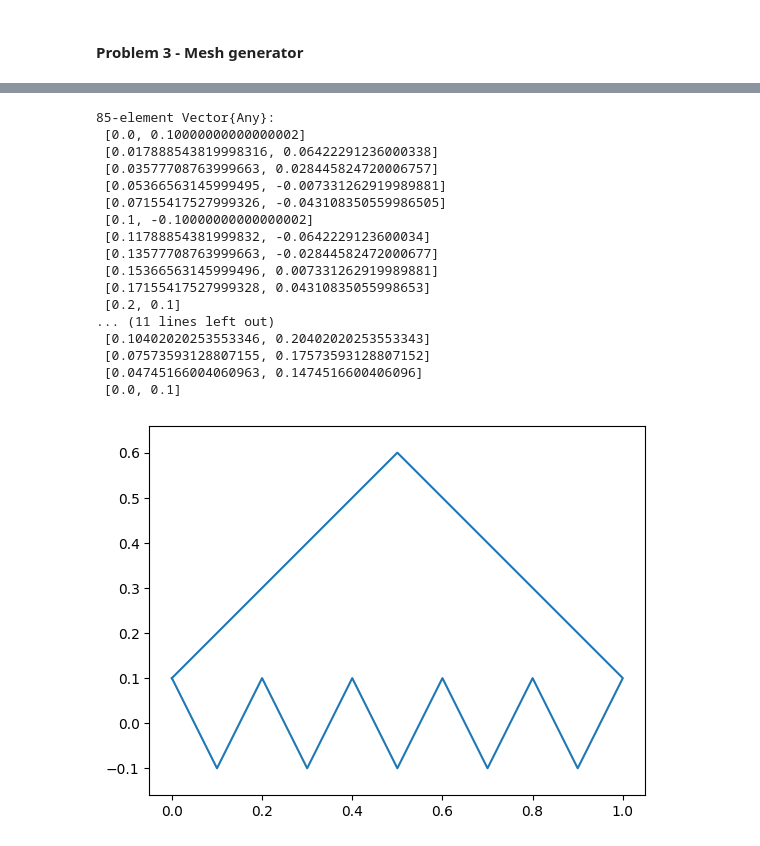
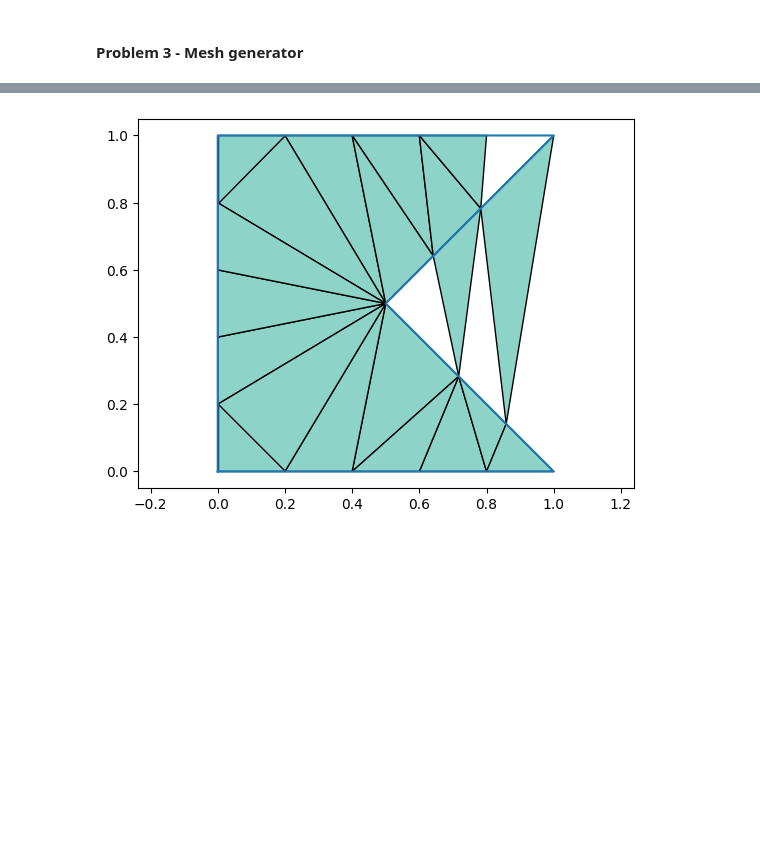
Before and after one commit to TagoreZhao/MATH124, a Jupyter notebook: PA3.ipynb, the cells around one changed output, grey strips where cells are left out. Drawn from its saved outputs; the diff is of its cells as text; code cells hidden in the pictures; blank space fills up the shorter version.

```diff
--- a/PA3.ipynb
+++ b/PA3.ipynb
@@ -102,6 +102,8 @@ tri_centroid(tri)
 #### Problem 3 - Mesh generator
 # %%
 using LinearAlgebra
+using Delaunator
+
 
 #given two points a and b of coordinate [x1,y1],[x2,y2], we will calculate the y coordinate
 #of the given corresponding x on the line segment ab.
@@ -193,16 +195,57 @@ function equi_node(pv,hmax)
     return node
 end
 
+#remove triangle ouside of a polygon
+function remove_tri(p,t,pv)
+    for i in 1:length(t)
+        tri = p[t[i]]
+        if !inpolygon(tri_centroid(tri),pv)
+            deleteat!(t,i)
+        end
+        if i == length(t)
+            return t
+        end
+    end
+    return t
+end
+
 function pmesh(pv,hmax)
-    node = [] #We keep track of all the nodes show up
-    poly = pv #Store the information about the original polygon
+    terminate = true
+
+    #Create node points p along each polygon segment, separated by a distance approximately equal to hmax.
+    p = equi_node(pv,hmax)
+
+    #Triangulate the domain using the delaunay function.
+    t = delaunay(p)
+
+    #Remove the triangles outside the polygon, by computing all the triangle centroids (using tri_centroid) and determining if they are inside (using inpolygon).
+    for i in 1:length(t)
+        tri = p[t[i]]
+        if inpolygon(tri_centroid(tri),pv)
+            deleteat!(t,i)
+        end
+    end
+
+    while terminate
+
+        #if maximum(tri_area())
+
+        #end
+
+    end
+
 end
-#pv = [[0,0], [1,0], [0.5,0.5], [1,1], [0,1], [0,0]]
-pv = [[i/10,0.1*(-1)^i] for i = 0:10]
-append!(pv, [[.5,.6], [0,.1]])
-node = equi_node(pv,0.04)
-display(node)
+pv = [[0,0], [1,0], [0.5,0.5], [1,1], [0,1], [0,0]]
+#pv = [[i/10,0.1*(-1)^i] for i = 0:10]
+#append!(pv, [[.5,.6], [0,.1]])
+p = equi_node(pv,0.2)
+#display(node)
 #x_coord([0.5,0.5],[1,1],0.5)
-plot(first.(node), last.(node))
-axis("equal");
+plot(first.(p), last.(p))
+#axis("equal");
+t = delaunay(p)
+#tplot(p,t)
+
+t = remove_tri(p,t,pv)
+tplot(p,t)
 # %% [output]
@@ -226,18 +269 @@ the y array is Any[0.6, 0.5717157287525381, 0.5434314575050762, 0.51514718625761
-85-element Vector{Any}:
- [0.0, 0.10000000000000002]
- [0.017888543819998316, 0.06422291236000338]
- [0.03577708763999663, 0.028445824720006757]
- [0.05366563145999495, -0.007331262919989881]
- [0.07155417527999326, -0.043108350559986505]
- [0.1, -0.10000000000000002]
- [0.11788854381999832, -0.0642229123600034]
- [0.13577708763999663, -0.02844582472000677]
- [0.15366563145999496, 0.007331262919989881]
- [0.17155417527999328, 0.04310835055998653]
- [0.2, 0.1]
-... (11 lines left out)
- [0.10402020253553346, 0.20402020253553343]
- [0.07573593128807155, 0.17573593128807152]
- [0.04745166004060963, 0.1474516600406096]
- [0.0, 0.1]
-[figure, old version]
+[figure, new version]
```
Also changed, not shown: parts of 1 cell of this notebook.
